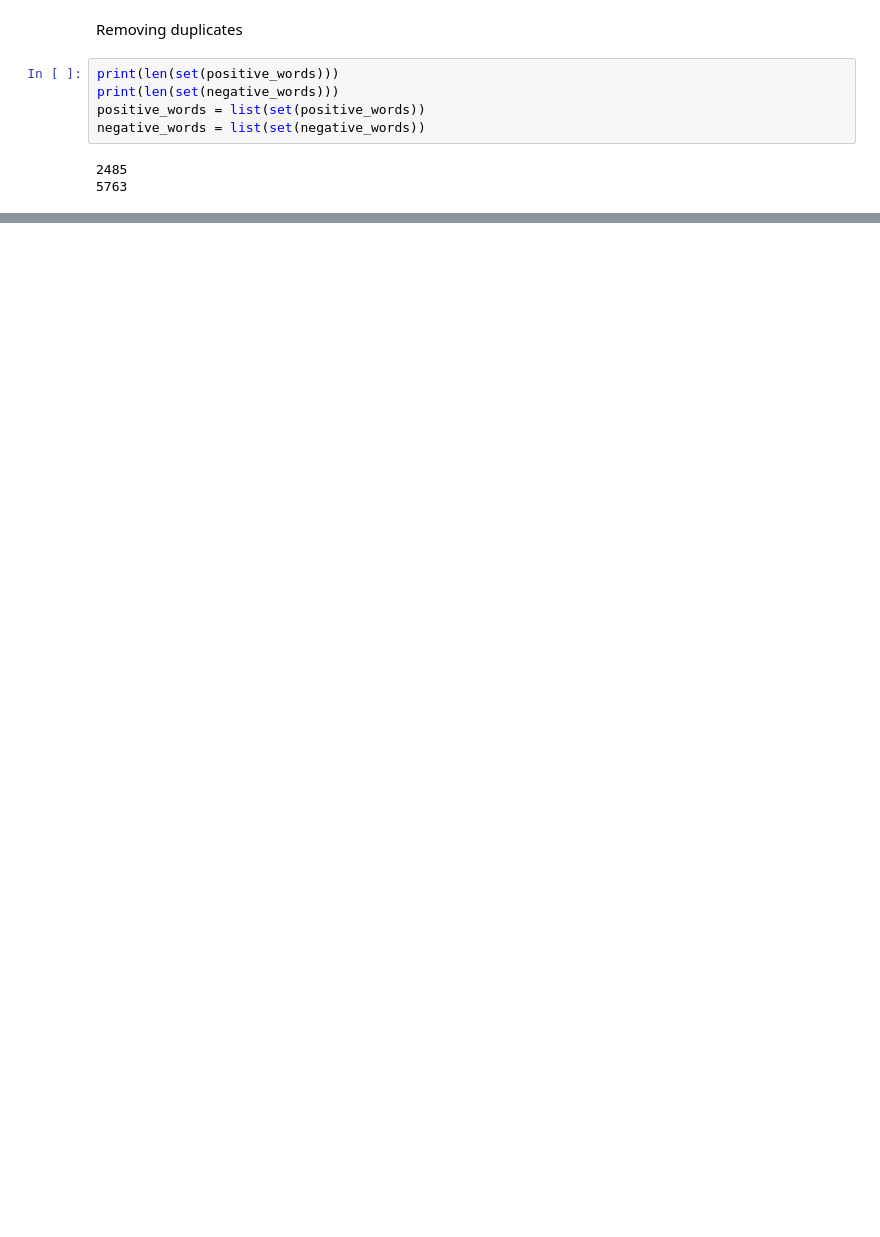
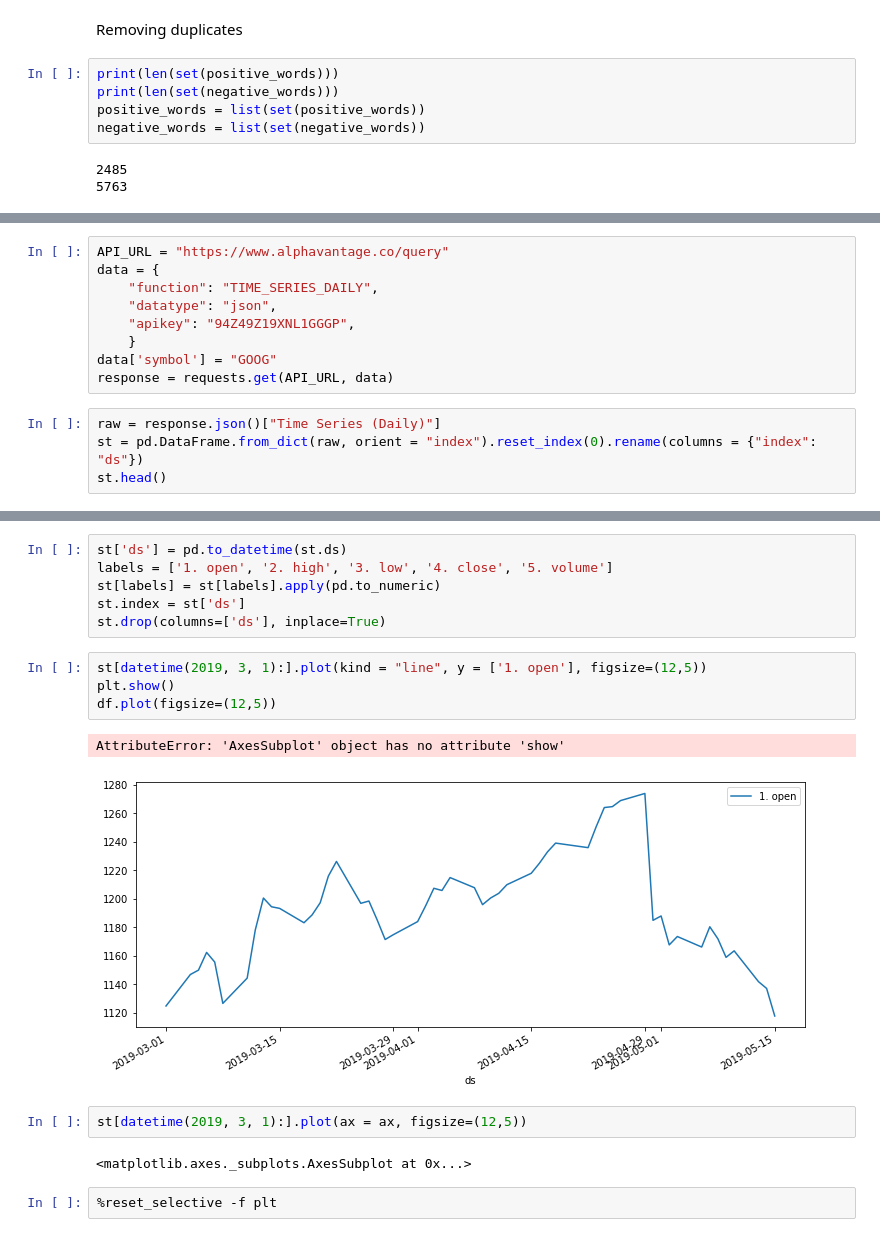
Before and after one commit to shrimpynuts/news-sentiment, a Jupyter notebook: lexicon.ipynb, the cells around one changed output, grey strips where cells are left out. Saved outputs shown, nothing was run; the diff lists cells and outputs as text; blank space fills up the shorter version.

```diff
--- a/lexicon.ipynb
+++ b/lexicon.ipynb
@@ -207,0 +329,13 @@ Number of negative words: 189
+# %%
+API_URL = "https://www.alphavantage.co/query"
+data = {
+    "function": "TIME_SERIES_DAILY",
+    "datatype": "json",
+    "apikey": "94Z49Z19XNL1GGGP",
+    }
+data['symbol'] = "GOOG"
+response = requests.get(API_URL, data)
+# %%
+raw = response.json()["Time Series (Daily)"]
+st = pd.DataFrame.from_dict(raw, orient = "index").reset_index(0).rename(columns = {"index": "ds"})
+st.head()
@@ -207,0 +349,19 @@ Number of negative words: 189
+# %%
+st['ds'] = pd.to_datetime(st.ds)
+labels = ['1. open', '2. high', '3. low', '4. close', '5. volume']
+st[labels] = st[labels].apply(pd.to_numeric)
+st.index = st['ds']
+st.drop(columns=['ds'], inplace=True)
+# %%
+st[datetime(2019, 3, 1):].plot(kind = "line", y = ['1. open'], figsize=(12,5))
+plt.show()
+df.plot(figsize=(12,5))
+# %% [output]
+AttributeError: 'AxesSubplot' object has no attribute 'show'
+[figure, added]
+# %%
+st[datetime(2019, 3, 1):].plot(ax = ax, figsize=(12,5))
+# %% [output]
+<matplotlib.axes._subplots.AxesSubplot at 0x...>
+# %%
+%reset_selective -f plt
```
Also changed, not shown: parts of 39 cells of this notebook.
